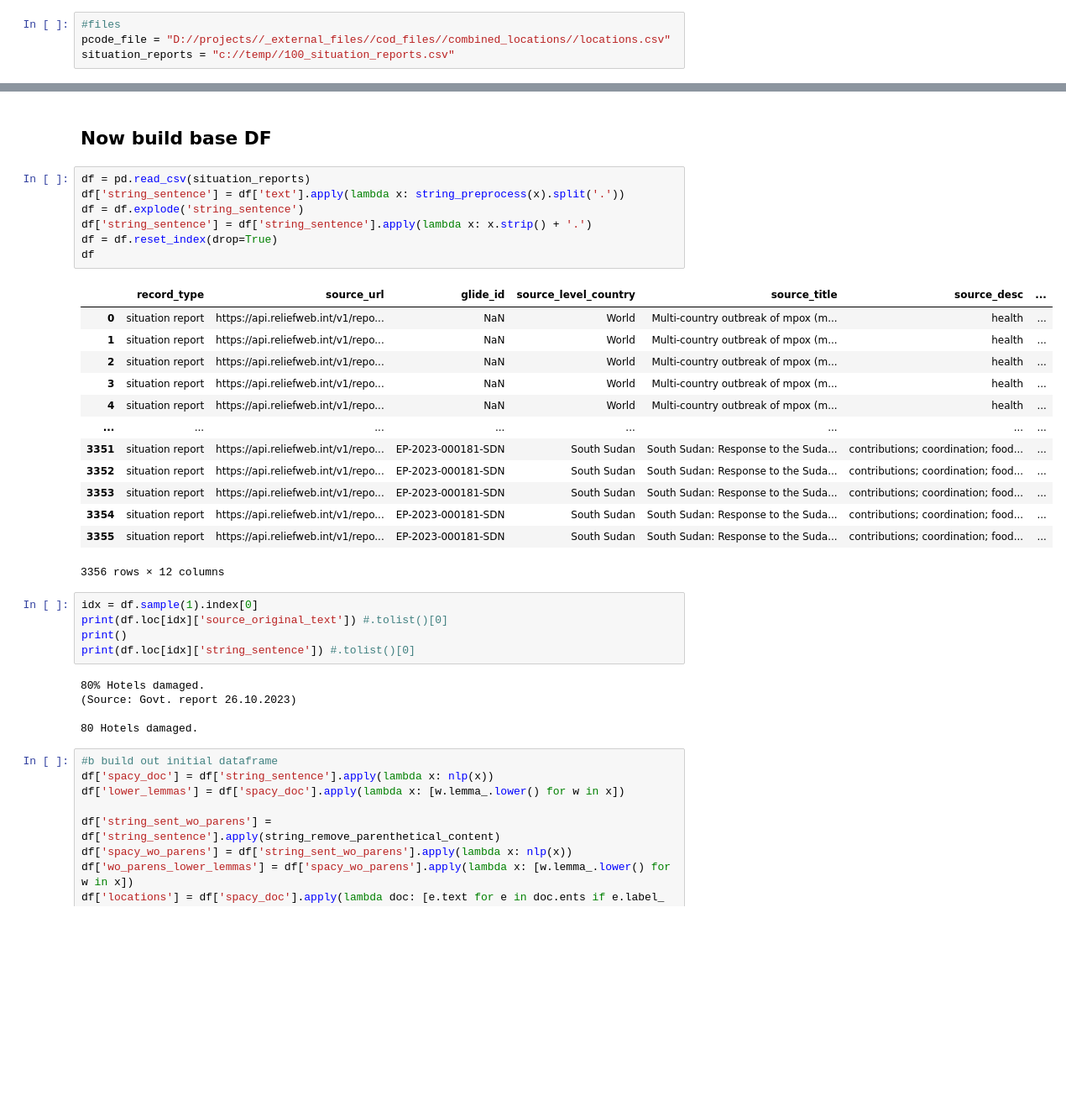
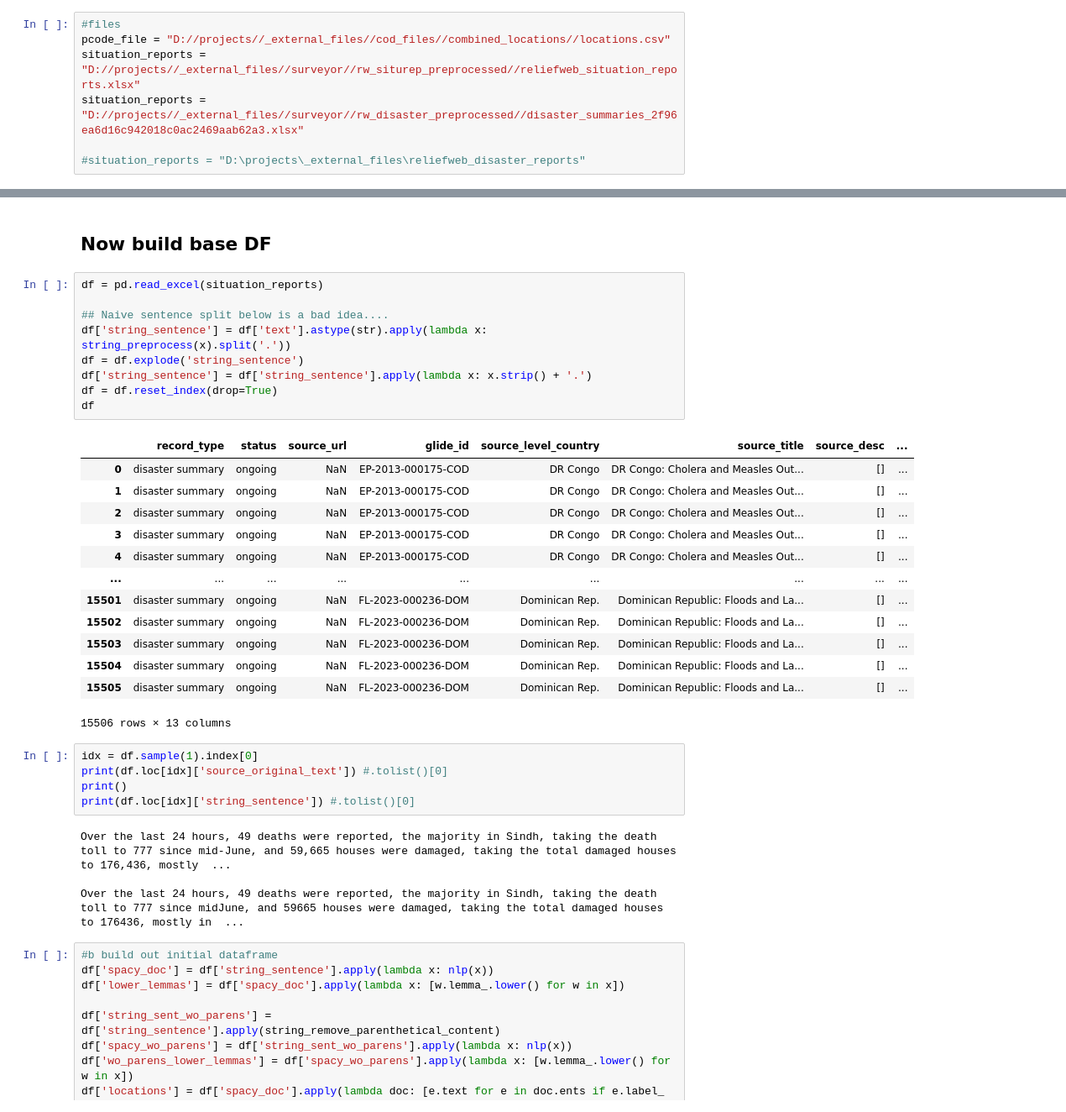
Before and after one commit to ericfrench2015/topic_surveyor, a Jupyter notebook: notebooks/process_situation_reports.ipynb, the cells around one changed output, grey strips where cells are left out. Shown at 84% size. Saved outputs shown, nothing was run; the diff lists cells and outputs as text; blank space fills up the shorter version.

```diff
--- a/notebooks/process_situation_reports.ipynb
+++ b/notebooks/process_situation_reports.ipynb
@@ -18,7 +18,10 @@ time.struct_time(tm_year=2023, tm_mon=11, tm_mday=25, tm_hour=20, tm_min=10, tm_
 # %%
 #files
 pcode_file = "D://projects//_external_files//cod_files//combined_locations//locations.csv"
-situation_reports = "c://temp//100_situation_reports.csv"
+situation_reports = "D://projects//_external_files//surveyor//rw_siturep_preprocessed//reliefweb_situation_reports.xlsx"
+situation_reports = "D://projects//_external_files//surveyor//rw_disaster_preprocessed//disaster_summaries_2f96ea6d16c942018c0ac2469aab62a3.xlsx"
+
+#situation_reports = "D:\projects\_external_files\reliefweb_disaster_reports"
 # %% [markdown]
 ## Load geolocation_services
 # %%
@@ -449,36 +521,37 @@ def split_key_value_in_df_orig(field,left_label="d",right_label="f",delim=','):
 # %% [markdown]
 ## Now build base DF
 # %%
-df = pd.read_csv(situation_reports)
-df['string_sentence'] = df['text'].apply(lambda x: string_preprocess(x).split('.'))
+df = pd.read_excel(situation_reports)
+
+## Naive sentence split below is a bad idea....
+df['string_sentence'] = df['text'].astype(str).apply(lambda x: string_preprocess(x).split('.'))
 df = df.explode('string_sentence')
 df['string_sentence'] = df['string_sentence'].apply(lambda x: x.strip() + '.')
 df = df.reset_index(drop=True)
 df
 # %% [output]
-|  | record_type | source_url | glide_id | source_level_country | source_title | source_desc | ... |
-| 0 | situation report | https://api.reliefweb.int/v1/repo... | NaN | World | Multi-country outbreak of mpox (m... | health | ... |
-| 1 | situation report | https://api.reliefweb.int/v1/repo... | NaN | World | Multi-country outbreak of mpox (m... | health | ... |
-| 2 | situation report | https://api.reliefweb.int/v1/repo... | NaN | World | Multi-country outbreak of mpox (m... | health | ... |
-| 3 | situation report | https://api.reliefweb.int/v1/repo... | NaN | World | Multi-country outbreak of mpox (m... | health | ... |
-| 4 | situation report | https://api.reliefweb.int/v1/repo... | NaN | World | Multi-country outbreak of mpox (m... | health | ... |
-| ... | ... | ... | ... | ... | ... | ... | ... |
-| 3351 | situation report | https://api.reliefweb.int/v1/repo... | EP-2023-000181-SDN | South Sudan | South Sudan: Response to the Suda... | contributions; coordination; food... | ... |
-| 3352 | situation report | https://api.reliefweb.int/v1/repo... | EP-2023-000181-SDN | South Sudan | South Sudan: Response to the Suda... | contributions; coordination; food... | ... |
-| 3353 | situation report | https://api.reliefweb.int/v1/repo... | EP-2023-000181-SDN | South Sudan | South Sudan: Response to the Suda... | contributions; coordination; food... | ... |
-| 3354 | situation report | https://api.reliefweb.int/v1/repo... | EP-2023-000181-SDN | South Sudan | South Sudan: Response to the Suda... | contributions; coordination; food... | ... |
-| 3355 | situation report | https://api.reliefweb.int/v1/repo... | EP-2023-000181-SDN | South Sudan | South Sudan: Response to the Suda... | contributions; coordination; food... | ... |
+|  | record_type | status | source_url | glide_id | source_level_country | source_title | source_desc | ... |
+| 0 | disaster summary | ongoing | NaN | EP-2013-000175-COD | DR Congo | DR Congo: Cholera and Measles Out... | [] | ... |
+| 1 | disaster summary | ongoing | NaN | EP-2013-000175-COD | DR Congo | DR Congo: Cholera and Measles Out... | [] | ... |
+| 2 | disaster summary | ongoing | NaN | EP-2013-000175-COD | DR Congo | DR Congo: Cholera and Measles Out... | [] | ... |
+| 3 | disaster summary | ongoing | NaN | EP-2013-000175-COD | DR Congo | DR Congo: Cholera and Measles Out... | [] | ... |
+| 4 | disaster summary | ongoing | NaN | EP-2013-000175-COD | DR Congo | DR Congo: Cholera and Measles Out... | [] | ... |
+| ... | ... | ... | ... | ... | ... | ... | ... | ... |
+| 15501 | disaster summary | ongoing | NaN | FL-2023-000236-DOM | Dominican Rep. | Dominican Republic: Floods and La... | [] | ... |
+| 15502 | disaster summary | ongoing | NaN | FL-2023-000236-DOM | Dominican Rep. | Dominican Republic: Floods and La... | [] | ... |
+| 15503 | disaster summary | ongoing | NaN | FL-2023-000236-DOM | Dominican Rep. | Dominican Republic: Floods and La... | [] | ... |
+| 15504 | disaster summary | ongoing | NaN | FL-2023-000236-DOM | Dominican Rep. | Dominican Republic: Floods and La... | [] | ... |
+| 15505 | disaster summary | ongoing | NaN | FL-2023-000236-DOM | Dominican Rep. | Dominican Republic: Floods and La... | [] | ... |
-3356 rows × 12 columns
+15506 rows × 13 columns
 # %%
 idx = df.sample(1).index[0]
 print(df.loc[idx]['source_original_text']) #.tolist()[0]
 print()
 print(df.loc[idx]['string_sentence']) #.tolist()[0]
 # %% [output]
-80% Hotels damaged.
-(Source: Govt. report 26.10.2023)
+Over the last 24 hours, 49 deaths were reported, the majority in Sindh, taking the death toll to 777 since mid-June, and 59,665 houses were damaged, taking the total damaged houses to 176,436, mostly  ...
 
-80 Hotels damaged.
+Over the last 24 hours, 49 deaths were reported, the majority in Sindh, taking the death toll to 777 since midJune, and 59665 houses were damaged, taking the total damaged houses to 176436, mostly in  ...
 # %%
 #b build out initial dataframe
 df['spacy_doc'] = df['string_sentence'].apply(lambda x: nlp(x))
```
Also changed, not shown: parts of 10 cells of this notebook, 1 other file.
